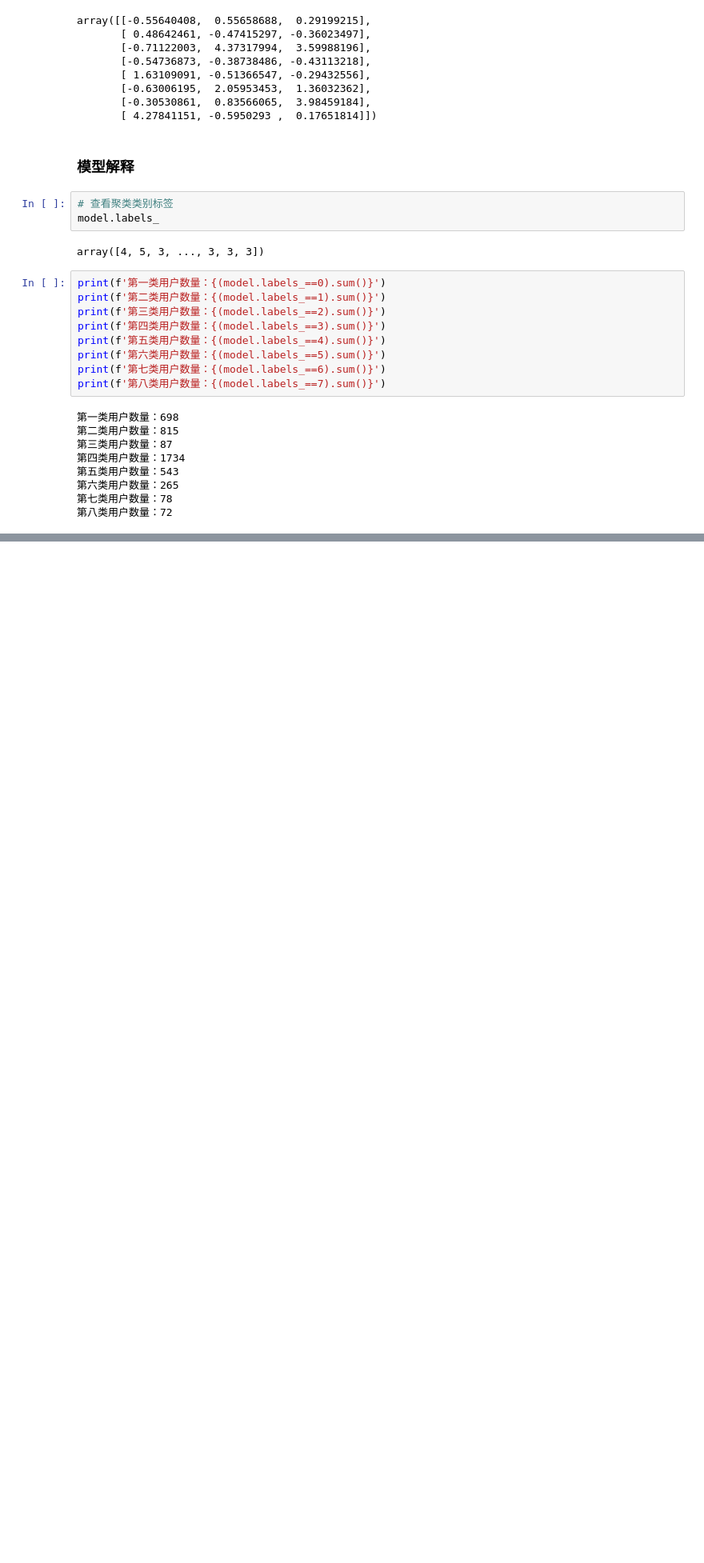
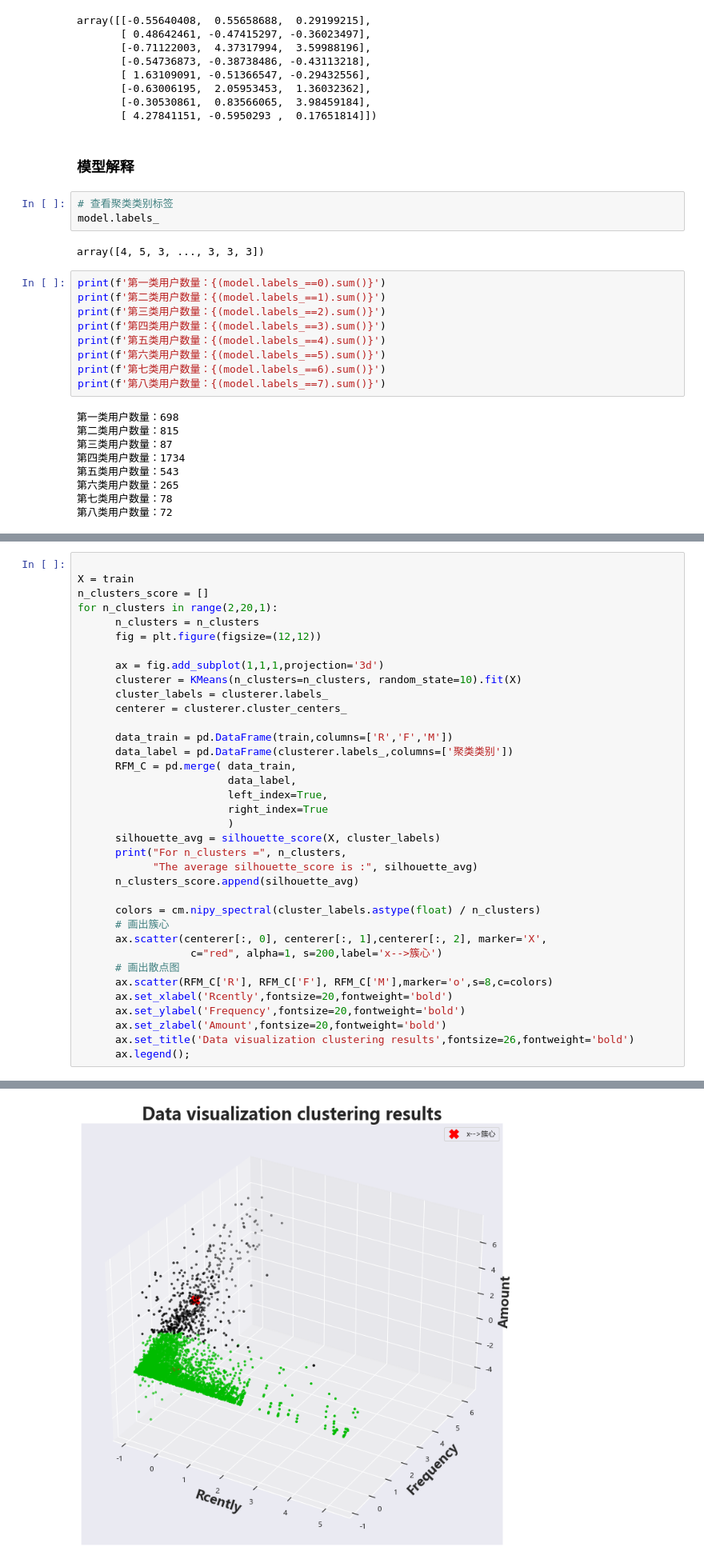
Before and after one commit to jaling9/PythonProjects, a Jupyter notebook: 基于kmean聚类实现用户分层RFM模型/基于kmeans聚类RFM模型.ipynb, the cells around one changed output, grey strips where cells are left out. Shown at 80% size. Saved outputs shown, nothing was run; the diff lists cells and outputs as text; blank space fills up the shorter version.

```diff
--- a/基于kmean聚类实现用户分层RFM模型/基于kmeans聚类RFM模型.ipynb
+++ b/基于kmean聚类实现用户分层RFM模型/基于kmeans聚类RFM模型.ipynb
@@ -342,0 +451,37 @@ RFM.head(20)
+# %%
+
+X = train
+n_clusters_score = []
+for n_clusters in range(2,20,1):
+      n_clusters = n_clusters
+      fig = plt.figure(figsize=(12,12))
+
+      ax = fig.add_subplot(1,1,1,projection='3d')
+      clusterer = KMeans(n_clusters=n_clusters, random_state=10).fit(X)
+      cluster_labels = clusterer.labels_
+      centerer = clusterer.cluster_centers_
+
+      data_train = pd.DataFrame(train,columns=['R','F','M'])
+      data_label = pd.DataFrame(clusterer.labels_,columns=['聚类类别'])
+      RFM_C = pd.merge( data_train,
+                        data_label,
+                        left_index=True,
+                        right_index=True
+                        )
+      silhouette_avg = silhouette_score(X, cluster_labels)
+      print("For n_clusters =", n_clusters,
+            "The average silhouette_score is :", silhouette_avg)
+      n_clusters_score.append(silhouette_avg)
+
+      colors = cm.nipy_spectral(cluster_labels.astype(float) / n_clusters)
+      # 画出簇心
+      ax.scatter(centerer[:, 0], centerer[:, 1],centerer[:, 2], marker='X',
+                  c="red", alpha=1, s=200,label='x-->簇心')
+      # 画出散点图
+      ax.scatter(RFM_C['R'], RFM_C['F'], RFM_C['M'],marker='o',s=8,c=colors)
+      ax.set_xlabel('Rcently',fontsize=20,fontweight='bold')
+      ax.set_ylabel('Frequency',fontsize=20,fontweight='bold')
+      ax.set_zlabel('Amount',fontsize=20,fontweight='bold')
+      ax.set_title('Data visualization clustering results',fontsize=26,fontweight='bold')
+      ax.legend();
+# %% [output]
@@ -342,0 +506 @@ RFM.head(20)
+[figure, added]
```
Also changed, not shown: parts of 15 cells of this notebook.
